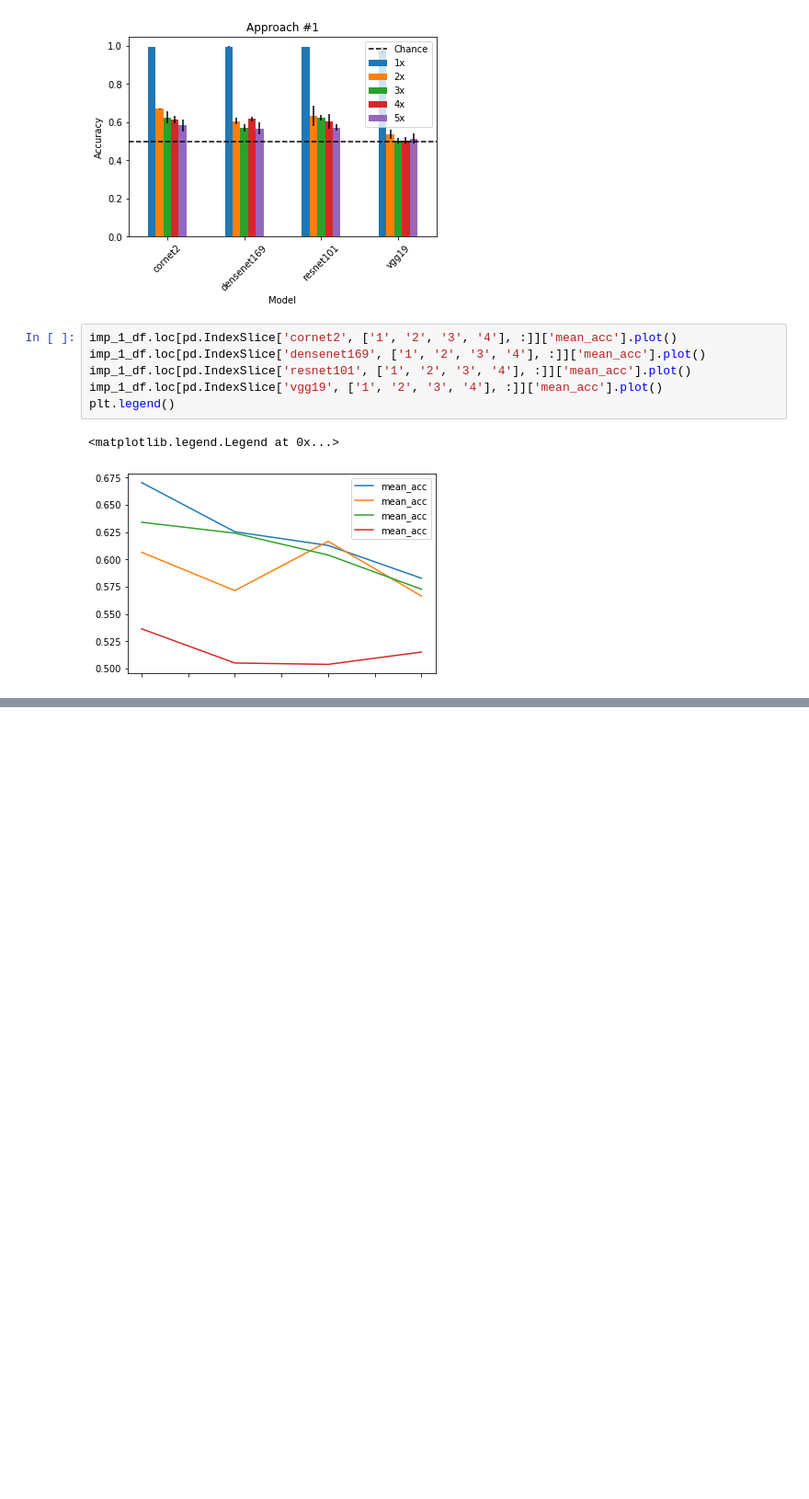
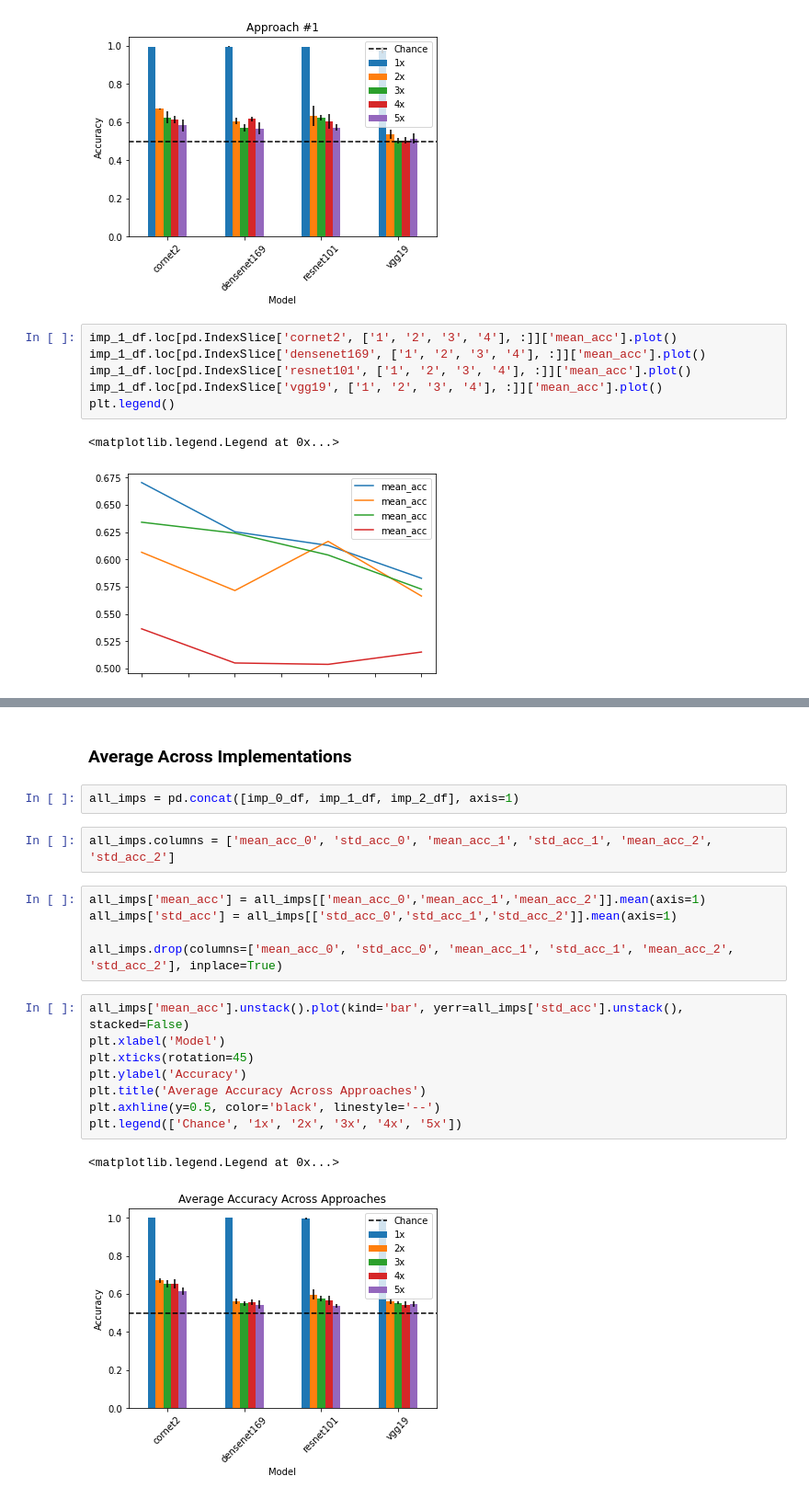
Before and after one commit to ivanjut/one-shot-scale-invariance-faces, a Jupyter notebook: Plots.ipynb, the cells around one changed output, grey strips where cells are left out. Shown at 92% size. Saved outputs shown, nothing was run; the diff lists cells and outputs as text; blank space fills up the shorter version.

```diff
--- a/Plots.ipynb
+++ b/Plots.ipynb
@@ -166,0 +218,22 @@ plt.legend()
+# %% [markdown]
+### Average Across Implementations
+# %%
+all_imps = pd.concat([imp_0_df, imp_1_df, imp_2_df], axis=1)
+# %%
+all_imps.columns = ['mean_acc_0', 'std_acc_0', 'mean_acc_1', 'std_acc_1', 'mean_acc_2', 'std_acc_2']
+# %%
+all_imps['mean_acc'] = all_imps[['mean_acc_0','mean_acc_1','mean_acc_2']].mean(axis=1)
+all_imps['std_acc'] = all_imps[['std_acc_0','std_acc_1','std_acc_2']].mean(axis=1)
+
+all_imps.drop(columns=['mean_acc_0', 'std_acc_0', 'mean_acc_1', 'std_acc_1', 'mean_acc_2', 'std_acc_2'], inplace=True)
+# %%
+all_imps['mean_acc'].unstack().plot(kind='bar', yerr=all_imps['std_acc'].unstack(), stacked=False)
+plt.xlabel('Model')
+plt.xticks(rotation=45)
+plt.ylabel('Accuracy')
+plt.title('Average Accuracy Across Approaches')
+plt.axhline(y=0.5, color='black', linestyle='--')
+plt.legend(['Chance', '1x', '2x', '3x', '4x', '5x'])
+# %% [output]
+<matplotlib.legend.Legend at 0x...>
+[figure, added]
```
Also changed, not shown: parts of 16 cells of this notebook, 1 other file.
